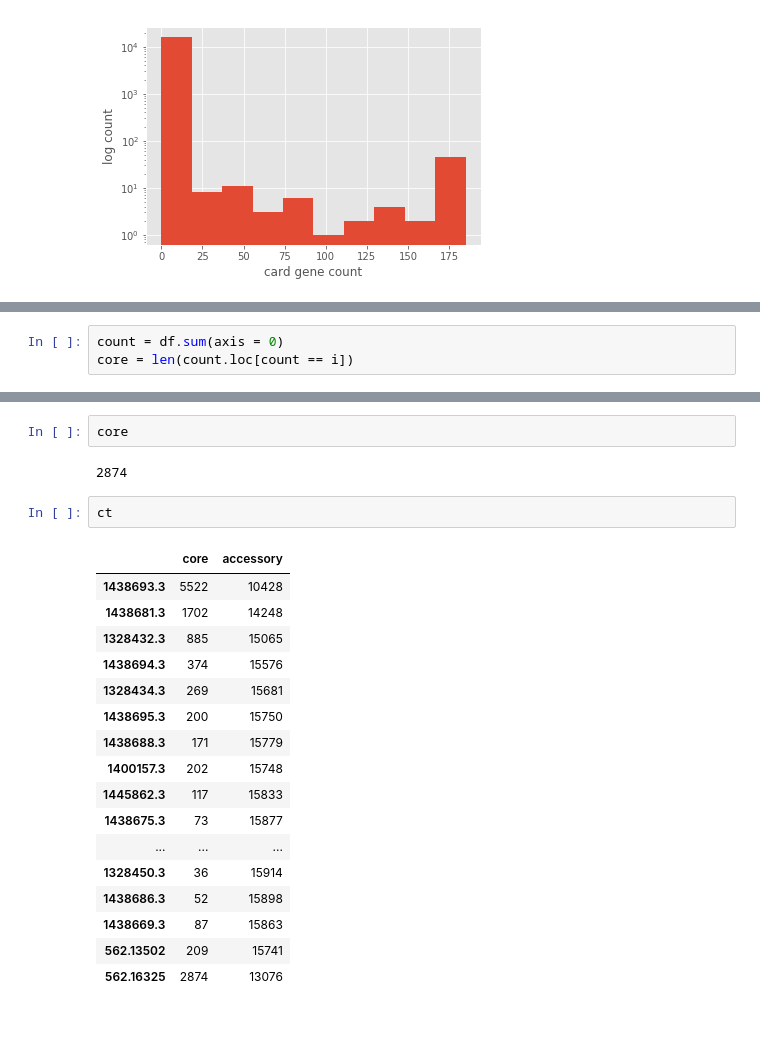
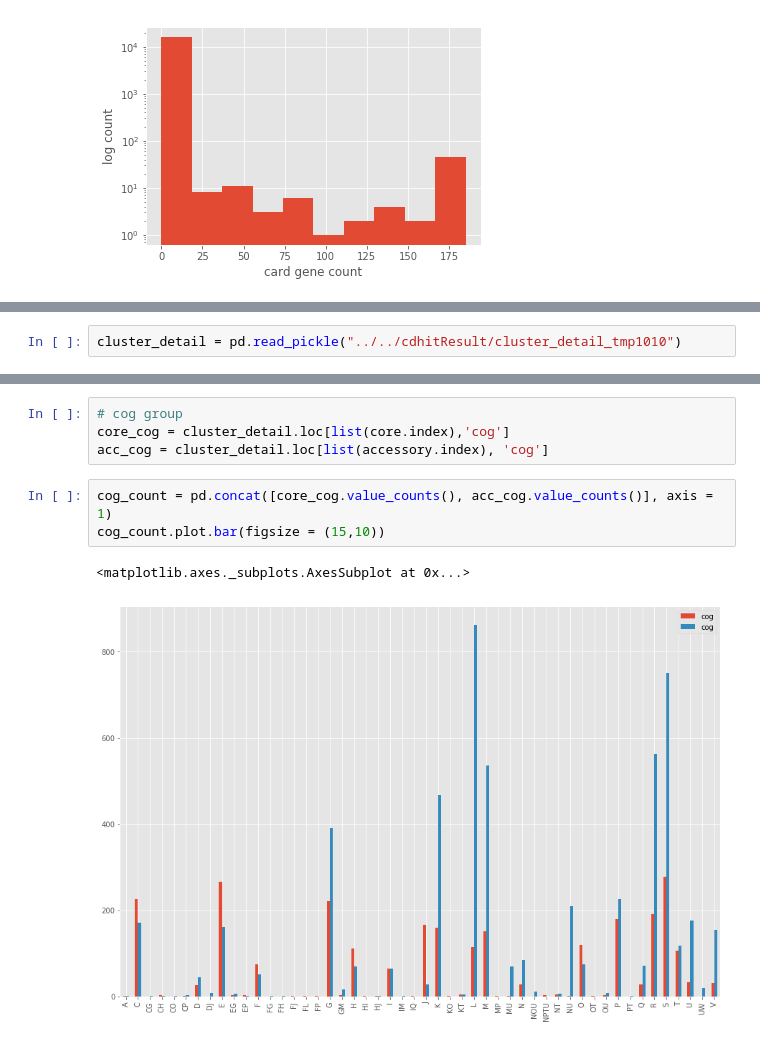
Before and after one commit to algaebrown/pangenomeExp, a Jupyter notebook: exp2_cdhit/20171010just_pangenome.ipynb, the cells around one changed output, grey strips where cells are left out. Drawn from its saved outputs; the diff is of its cells as text.

```diff
--- a/exp2_cdhit/20171010just_pangenome.ipynb
+++ b/exp2_cdhit/20171010just_pangenome.ipynb
@@ -98 +95,3 @@ cluster_detail.to_pickle("../../cdhitResult/cluster_detail_tmp1010")
+# %%
+cluster_detail = pd.read_pickle("../../cdhitResult/cluster_detail_tmp1010")
 # %%
@@ -116,3 +116,0 @@ ct.plot(xticks = np.arange(0, 59, 1), use_index = False, figsize = (15,10))
-# %%
-count = df.sum(axis = 0)
-core = len(count.loc[count == i])
@@ -160,24 +117,10 @@ Length: 2874, dtype: int64
-# %%
-core
-# %% [output]
-2874
-# %%
-ct
-# %% [output]
-|  | core | accessory |
-| 1438693.3 | 5522 | 10428 |
-| 1438681.3 | 1702 | 14248 |
-| 1328432.3 | 885 | 15065 |
-| 1438694.3 | 374 | 15576 |
-| 1328434.3 | 269 | 15681 |
-| 1438695.3 | 200 | 15750 |
-| 1438688.3 | 171 | 15779 |
-| 1400157.3 | 202 | 15748 |
-| 1445862.3 | 117 | 15833 |
-| 1438675.3 | 73 | 15877 |
-| ... | ... | ... |
-| 1328450.3 | 36 | 15914 |
-| 1438686.3 | 52 | 15898 |
-| 1438669.3 | 87 | 15863 |
-| 562.13502 | 209 | 15741 |
-| 562.16325 | 2874 | 13076 |
+# %%
+# cog group
+core_cog = cluster_detail.loc[list(core.index),'cog']
+acc_cog = cluster_detail.loc[list(accessory.index), 'cog']
+# %%
+cog_count = pd.concat([core_cog.value_counts(), acc_cog.value_counts()], axis = 1)
+cog_count.plot.bar(figsize = (15,10))
+# %% [output]
+<matplotlib.axes._subplots.AxesSubplot at 0x...>
+[figure, added]
```
Also changed, not shown: parts of 20 cells of this notebook, 1 other file.
